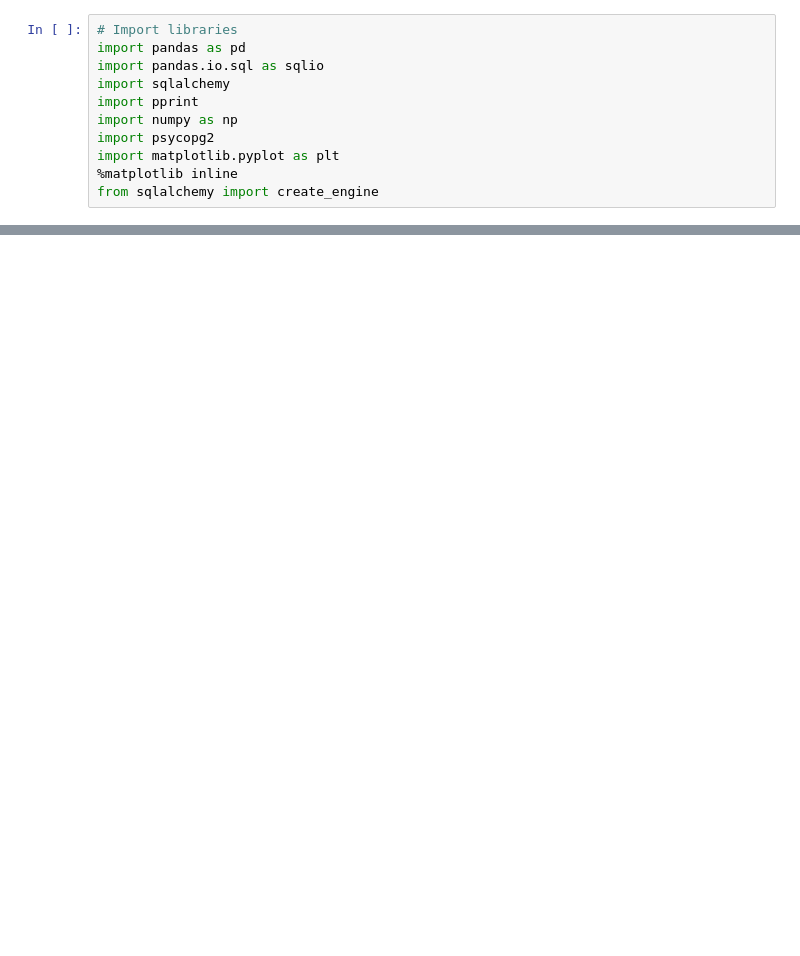
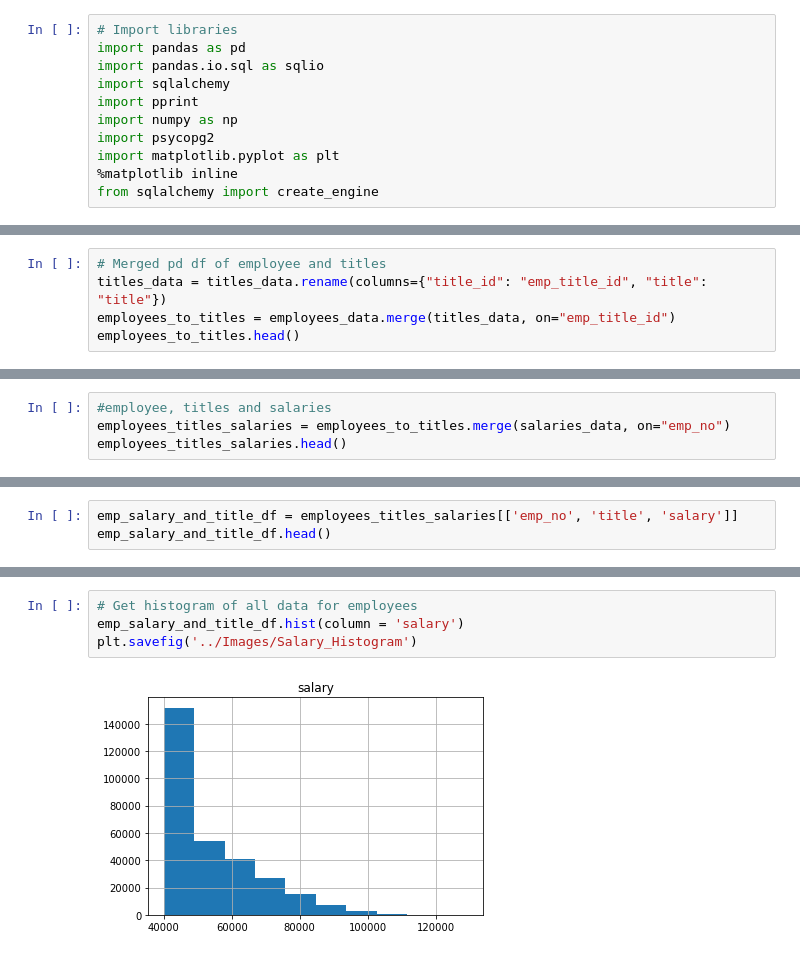
Before and after one commit to slobanwala1/sql-challenge, a Jupyter notebook: my_submission/Bonus/sql_challenge_bonus_analysis.ipynb, the cells around one changed output, grey strips where cells are left out. Cells and saved outputs as stored; diff of their text form; blank space fills up the shorter version.

```diff
--- a/my_submission/Bonus/sql_challenge_bonus_analysis.ipynb
+++ b/my_submission/Bonus/sql_challenge_bonus_analysis.ipynb
@@ -35,0 +106,5 @@ salaries_data[0:10]
+# %%
+# Merged pd df of employee and titles
+titles_data = titles_data.rename(columns={"title_id": "emp_title_id", "title": "title"})
+employees_to_titles = employees_data.merge(titles_data, on="emp_title_id")
+employees_to_titles.head()
@@ -35,0 +118,4 @@ salaries_data[0:10]
+# %%
+#employee, titles and salaries
+employees_titles_salaries = employees_to_titles.merge(salaries_data, on="emp_no")
+employees_titles_salaries.head()
@@ -35,0 +129,3 @@ salaries_data[0:10]
+# %%
+emp_salary_and_title_df = employees_titles_salaries[['emp_no', 'title', 'salary']]
+emp_salary_and_title_df.head()
@@ -35,0 +151,6 @@ salaries_data[0:10]
+# %%
+# Get histogram of all data for employees
+emp_salary_and_title_df.hist(column = 'salary')
+plt.savefig('../Images/Salary_Histogram')
+# %% [output]
+[figure, added]
```
Also changed, not shown: parts of 11 cells of this notebook, 2 other files.
